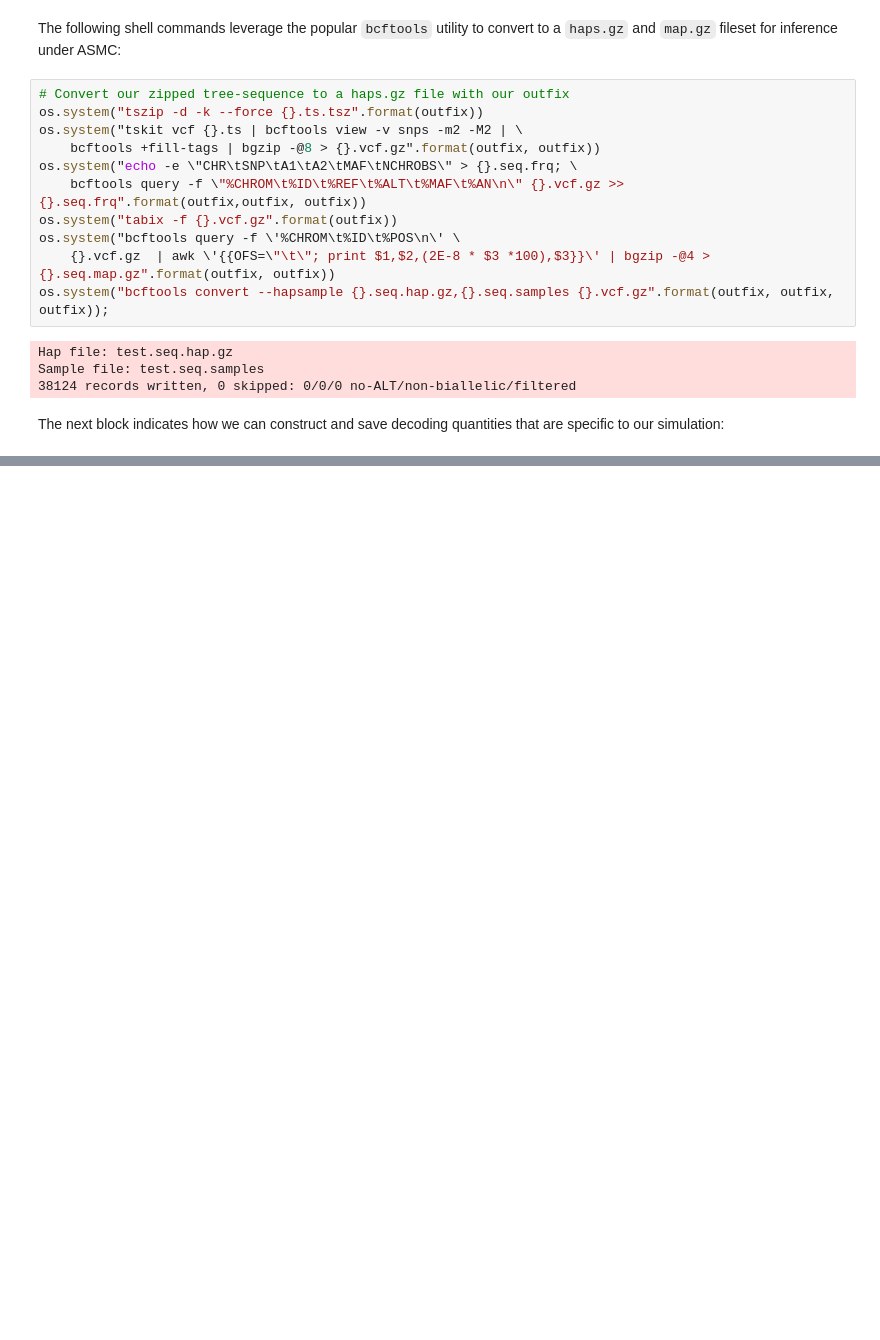
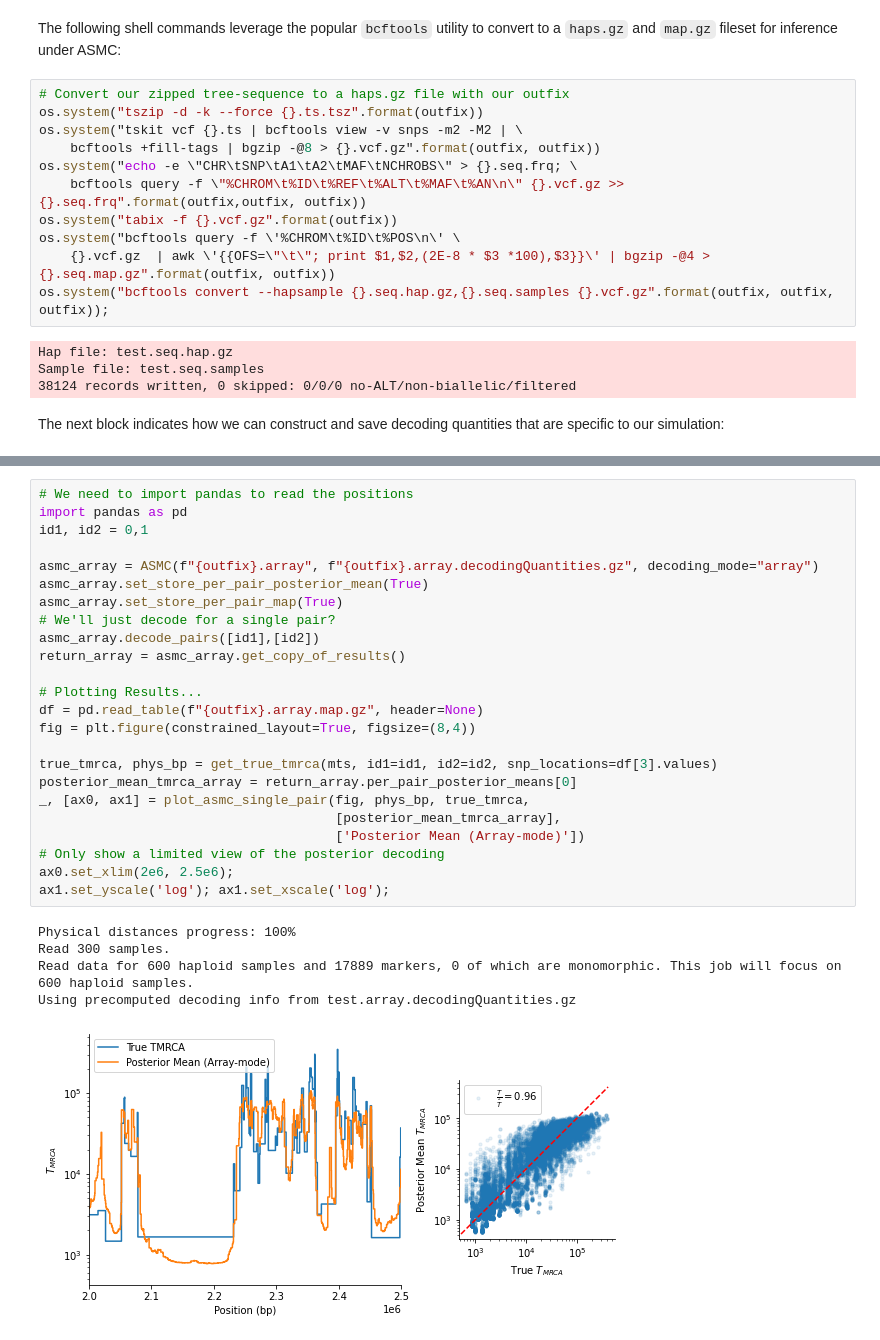
Before and after one commit to PalamaraLab/ASMC, a Jupyter notebook: notebooks/asmc_w_decodingquant.ipynb, the cells around one changed output, grey strips where cells are left out. Cells and saved outputs as stored; diff of their text form; blank space fills up the shorter version.

Commit message:
amended asmc tutorial

```diff
--- a/notebooks/asmc_w_decodingquant.ipynb
+++ b/notebooks/asmc_w_decodingquant.ipynb
@@ -240,0 +287,30 @@ Using precomputed decoding info from test.decodingQuantities.gz
+# %%
+# We need to import pandas to read the positions
+import pandas as pd
+id1, id2 = 0,1
+
+asmc_array = ASMC(f"{outfix}.array", f"{outfix}.array.decodingQuantities.gz", decoding_mode="array")
+asmc_array.set_store_per_pair_posterior_mean(True)
+asmc_array.set_store_per_pair_map(True)
+# We'll just decode for a single pair?
+asmc_array.decode_pairs([id1],[id2])
+return_array = asmc_array.get_copy_of_results()
+
+# Plotting Results...
+df = pd.read_table(f"{outfix}.array.map.gz", header=None)
+fig = plt.figure(constrained_layout=True, figsize=(8,4))
+
+true_tmrca, phys_bp = get_true_tmrca(mts, id1=id1, id2=id2, snp_locations=df[3].values)
+posterior_mean_tmrca_array = return_array.per_pair_posterior_means[0]
+_, [ax0, ax1] = plot_asmc_single_pair(fig, phys_bp, true_tmrca,
+                                      [posterior_mean_tmrca_array],
+                                      ['Posterior Mean (Array-mode)'])
+# Only show a limited view of the posterior decoding
+ax0.set_xlim(2e6, 2.5e6);
+ax1.set_yscale('log'); ax1.set_xscale('log');
+# %% [output]
+Physical distances progress: 100%
+Read 300 samples.
+Read data for 600 haploid samples and 17889 markers, 0 of which are monomorphic. This job will focus on 600 haploid samples.
+Using precomputed decoding info from test.array.decodingQuantities.gz
+[figure, added]
```
Also changed, not shown: parts of 9 cells of this notebook.
